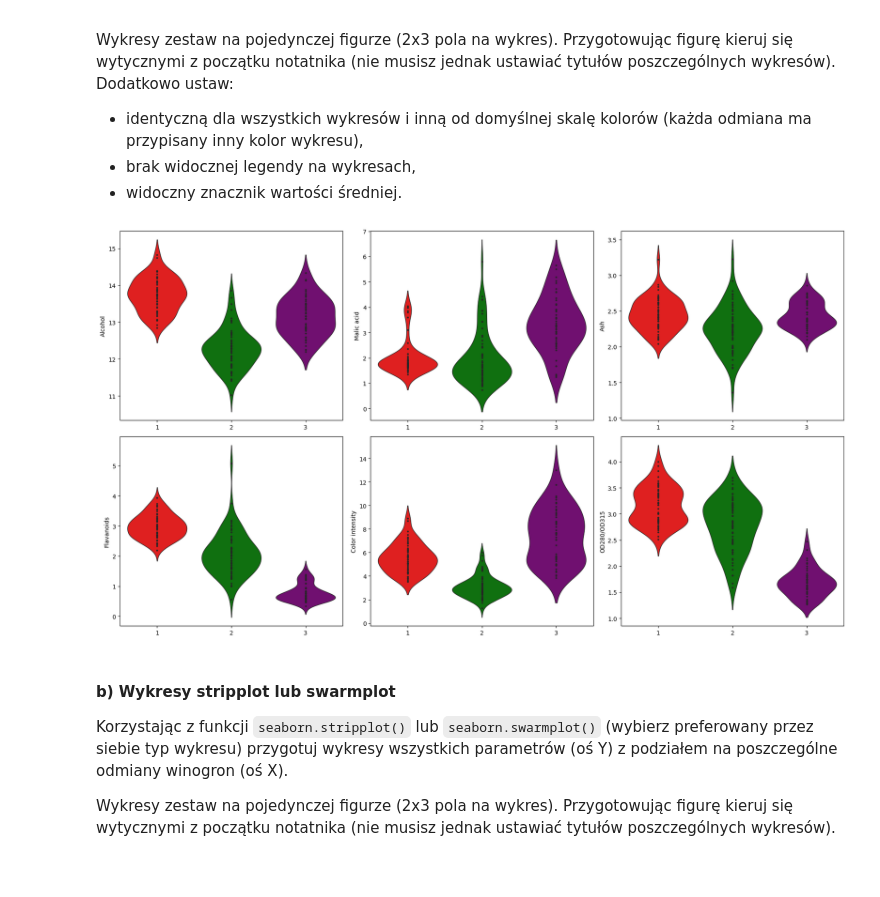
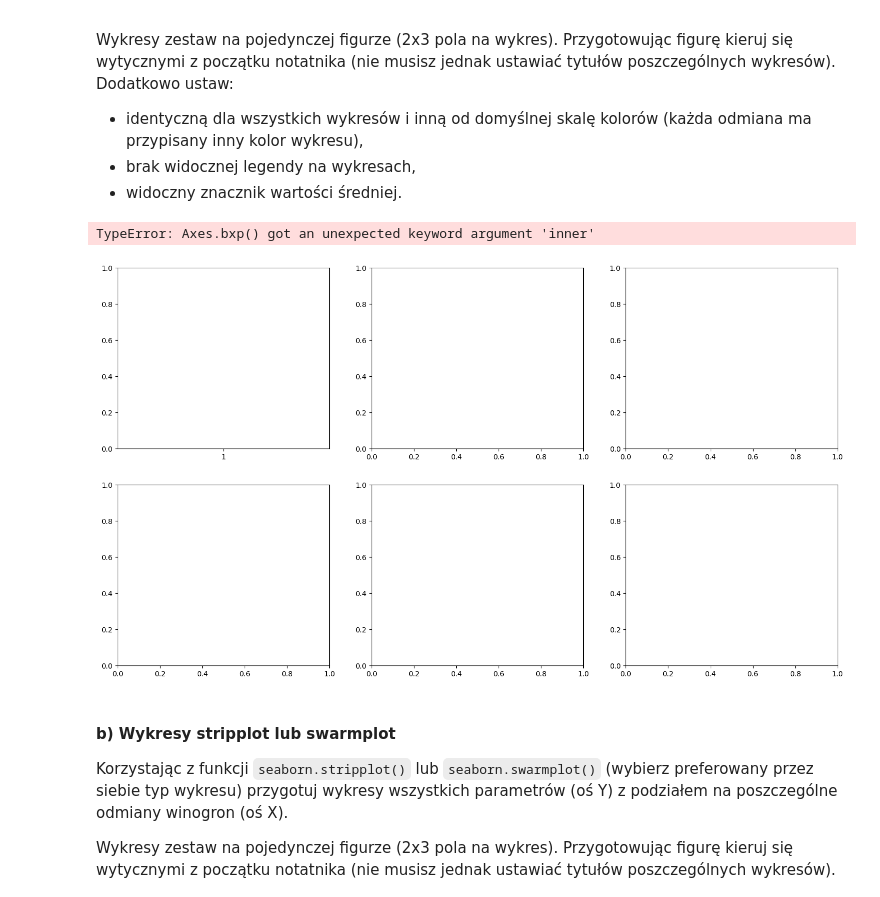
Before and after one commit to grupStat/proj4, a Jupyter notebook: ZZ04.ipynb, the cells around one changed output. Saved outputs shown, nothing was run; the diff lists cells and outputs as text; code cells hidden in the pictures; blank space fills up the shorter version.

Commit message:
Zmiana violin plot na box plot

```diff
--- a/ZZ04.ipynb
+++ b/ZZ04.ipynb
@@ -123,29 +123,31 @@ Wykresy zestaw na pojedynczej figurze (2x3 pola na wykres). Przygotowując figur
 # %%
 features = ['Alcohol', 'Malic acid', 'Ash', 'Flavanoids', 'Color intensity', 'OD280/OD315']
 colors = ['red', 'green', 'purple']
 
 fig, axes = plt.subplots(2, 3, figsize=(18, 10))
 axes = axes.flatten()
 
 for i, feature in enumerate(features):
-    sns.violinplot(
-        data=df,
-        x='Cultivar',
-        y=feature,
-        hue = 'Cultivar',
-        palette=colors,
-        ax=axes[i],
-        inner='point',  # średnia
-        linewidth=1,
-        legend = False
-    )
+    for i, feature in enumerate(features):
+        sns.boxplot(
+            data=df,
+            x='Cultivar',
+            y=feature,
+            hue='Cultivar',
+            palette=colors,
+            ax=axes[i],
+            inner='point',  # Pokazuje punkty (średnia) w wykresie pudełkowym
+            linewidth=1,
+            legend=False
+        )
     axes[i].set_xlabel('')
     axes[i].set_ylabel(feature)
 
 plt.tight_layout()
 plt.show()
 # %% [output]
+TypeError: Axes.bxp() got an unexpected keyword argument 'inner'
-[figure, old version]
+[figure, new version]
 # %% [markdown]
 #### b) Wykresy stripplot lub swarmplot
 
```
Also changed, not shown: parts of 4 cells of this notebook.
